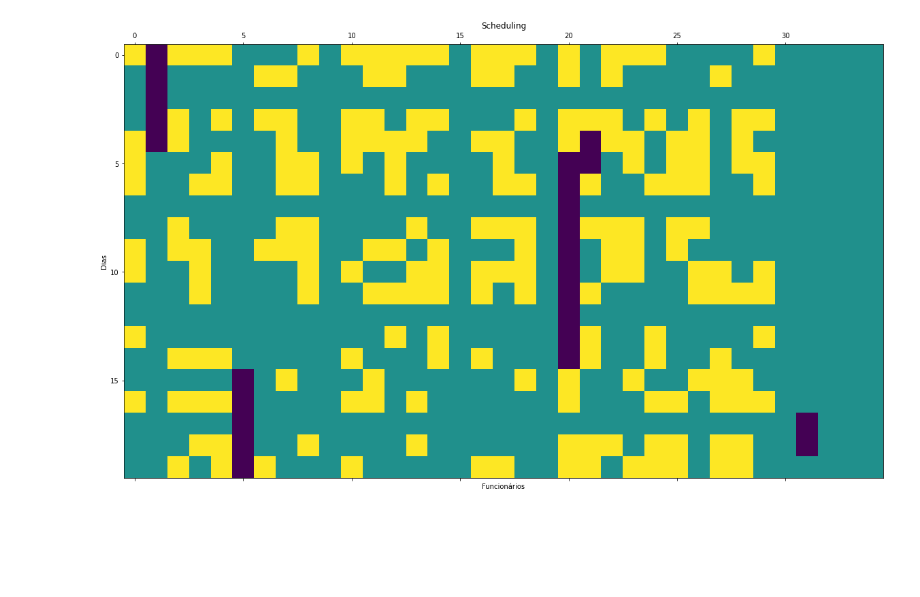
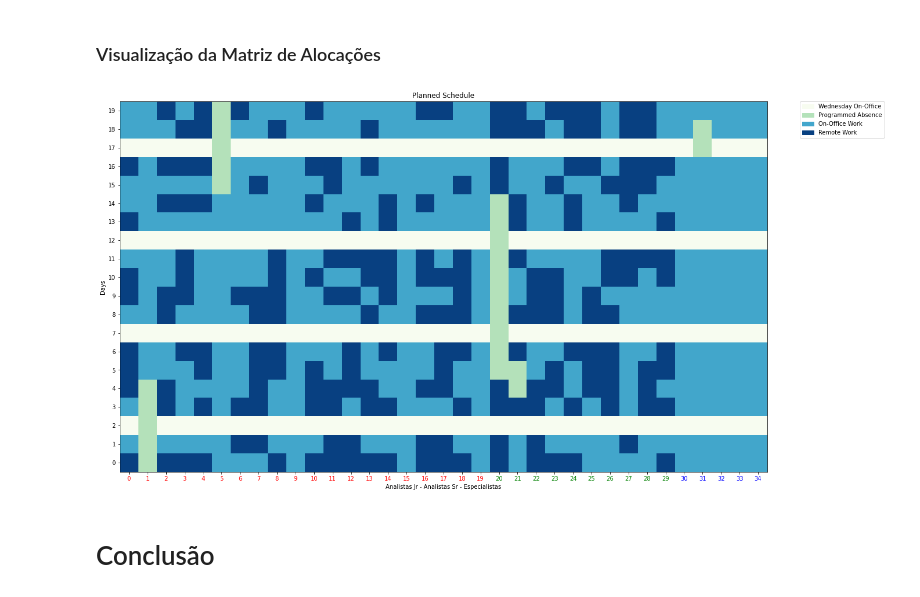
Before and after one commit to mariliabb/ppca-aed, a Jupyter notebook: Alocação_de_Pessoas_em_Trabalho_Remoto_Scheduling_Problem.ipynb, the cells around one changed output. Saved outputs shown, nothing was run; the diff lists cells and outputs as text; code cells hidden in the pictures; blank space fills up the shorter version.

```diff
--- a/Alocação_de_Pessoas_em_Trabalho_Remoto_Scheduling_Problem.ipynb
+++ b/Alocação_de_Pessoas_em_Trabalho_Remoto_Scheduling_Problem.ipynb
@@ -175,6 +335,7 @@ matAJr = np.array([0]*n*tAJr).reshape(n,tAJr)
 matASr = np.array([0]*n*tASr).reshape(n,tASr)
 matEsp = np.array([0]*n*tE).reshape(n,tE)
 
+# Populate matrix with -1 if absence, 1 if remote work
 for var in problem.variables():
     m = var.name.split("_")
     if "AJr" in m[0] and var.value() == 1:
@@ -193,12 +354,13 @@ for var in problem.variables():
         else:
             matEsp[int(m[1])][int(m[2])] = 1
 
-#pmatAJr = pd.DataFrame(matAJr)
-#pmatASr = pd.DataFrame(matASr)
-#pmatEsp = pd.DataFrame(matEsp)
+matrix = np.concatenate((matAJr,matASr,matEsp), axis=1)
 
-matrix = np.concatenate((matAJr,matASr,matEsp), axis=1)
-#pmatrix = pd.DataFrame(matrix)
+# Populate matrix with -2 in wednesdays (constraint 5)
+for i in range(2,n,5):
+    for j in range (tAJr+tASr+tE):
+        if matrix[i][j] == 0:
+            matrix[i][j] = -2
 
-#print(matrix)
-#print(pmatrix)
+pmatrix = pd.DataFrame(matrix)
+pmatrix
@@ -205,19 +385,0 @@ matrix = np.concatenate((matAJr,matASr,matEsp), axis=1)
-# %%
-fig = plt.figure(figsize=(20,15))
-
-# Creating subplot/axes
-ax = fig.add_subplot()
-
-# Setting axes/plot title
-ax.set_title('Scheduling')
-
-# Setting X-axis and Y-axis labels
-ax.set_ylabel('Dias')
-ax.set_xlabel('Funcionários', )
-
-ax.matshow(matrix)
-
-# Showing the plot
-plt.show()
-# %% [output]
-[figure, removed]
@@ -231,0 +386,44 @@ plt.show()
+# %% [markdown]
+### Visualização da Matriz de Alocações
+# %%
+# Show Planned Schedule
+
+plt.figure(figsize=(20,15))
+ax = plt.subplot()
+im = ax.imshow(matrix, cmap='GnBu')
+values = np.unique(matrix.ravel())
+leg = ['Wednesday On-Office','Programmed Absence','On-Office Work', 'Remote Work']
+
+
+ax.set_yticks(list(range(n)))
+ax.set_xticks(list(range(tAJr+tASr+tE)))
+
+r = ['r']*tAJr
+g = ['g']*tASr
+b = ['b']*tE
+
+colors = r+g+b
+
+for xtick, color in zip(ax.get_xticklabels(), colors):
+    xtick.set_color(color)
+
+# Setting axes/plot title
+ax.set_title('Planned Schedule')
+# Setting X-axis and Y-axis labels
+ax.set_ylabel('Days')
+ax.set_xlabel('Analistas Jr - Analistas Sr - Especialistas')
+# invert yaxis
+ax.invert_yaxis()
+# get the colors of the values, according to the
+# colormap used by imshow
+colors = [ im.cmap(im.norm(value)) for value in values]
+# create a patch (proxy artist) for every color
+patches = [ mpatches.Patch(color=colors[i], label="{l}".format(l=leg[i]) ) for i in range(len(values)) ]
+# put those patched as legend-handles into the legend
+plt.legend(handles=patches, bbox_to_anchor=(1.05, 1), loc=2, borderaxespad=0. )
+
+plt.show()
+# %% [output]
+[figure, added]
+# %% [markdown]
+# Conclusão
```
Also changed, not shown: parts of 36 cells of this notebook.
